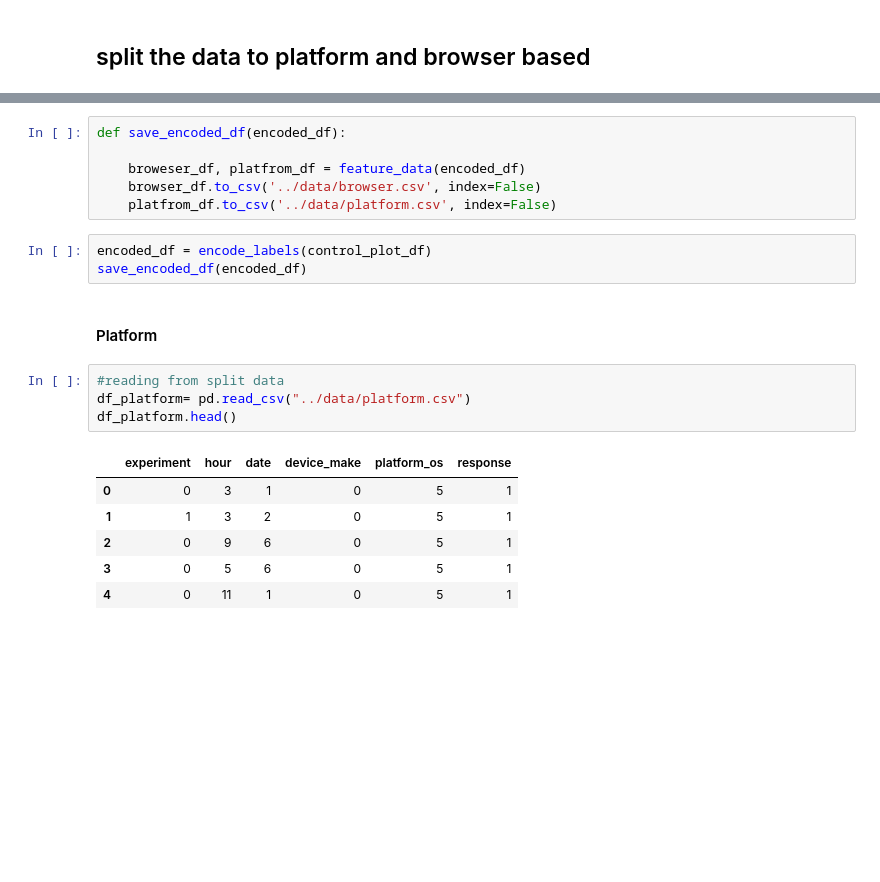
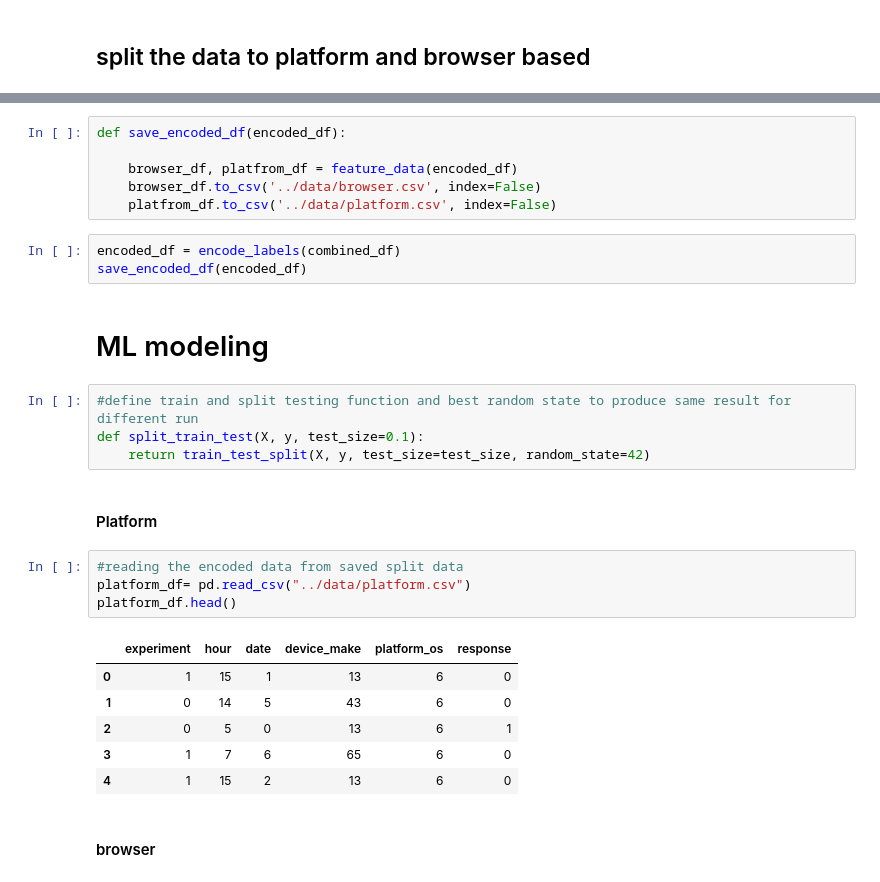
Before and after one commit to dagmawiii03/Ab_Hypothesis_Testing, a Jupyter notebook: Notebooks/ML_Model_and_Train.ipynb, the cells around one changed output, grey strips where cells are left out. Saved outputs shown, nothing was run; the diff lists cells and outputs as text; blank space fills up the shorter version.

```diff
--- a/Notebooks/ML_Model_and_Train.ipynb
+++ b/Notebooks/ML_Model_and_Train.ipynb
@@ -119,22 +125,30 @@ def feature_data(control_plot_df):
 # %%
 def save_encoded_df(encoded_df):
 
-    broweser_df, platfrom_df = feature_data(encoded_df)
+    browser_df, platfrom_df = feature_data(encoded_df)
     browser_df.to_csv('../data/browser.csv', index=False)
     platfrom_df.to_csv('../data/platform.csv', index=False)
 # %%
-encoded_df = encode_labels(control_plot_df)
+encoded_df = encode_labels(combined_df)
 save_encoded_df(encoded_df)
+# %% [markdown]
+# ML modeling
+# %%
+#define train and split testing function and best random state to produce same result for different run
+def split_train_test(X, y, test_size=0.1):
+    return train_test_split(X, y, test_size=test_size, random_state=42)
 # %% [markdown]
 #### Platform
 # %%
-#reading from split data
-df_platform= pd.read_csv("../data/platform.csv")
-df_platform.head()
+#reading the encoded data from saved split data
+platform_df= pd.read_csv("../data/platform.csv")
+platform_df.head()
 # %% [output]
 |  | experiment | hour | date | device_make | platform_os | response |
-| 0 | 0 | 3 | 1 | 0 | 5 | 1 |
-| 1 | 1 | 3 | 2 | 0 | 5 | 1 |
-| 2 | 0 | 9 | 6 | 0 | 5 | 1 |
-| 3 | 0 | 5 | 6 | 0 | 5 | 1 |
-| 4 | 0 | 11 | 1 | 0 | 5 | 1 |
+| 0 | 1 | 15 | 1 | 13 | 6 | 0 |
+| 1 | 0 | 14 | 5 | 43 | 6 | 0 |
+| 2 | 0 | 5 | 0 | 13 | 6 | 1 |
+| 3 | 1 | 7 | 6 | 65 | 6 | 0 |
+| 4 | 1 | 15 | 2 | 13 | 6 | 0 |
+# %% [markdown]
+#### browser
```
Also changed, not shown: parts of 36 cells of this notebook, 6 other files.
